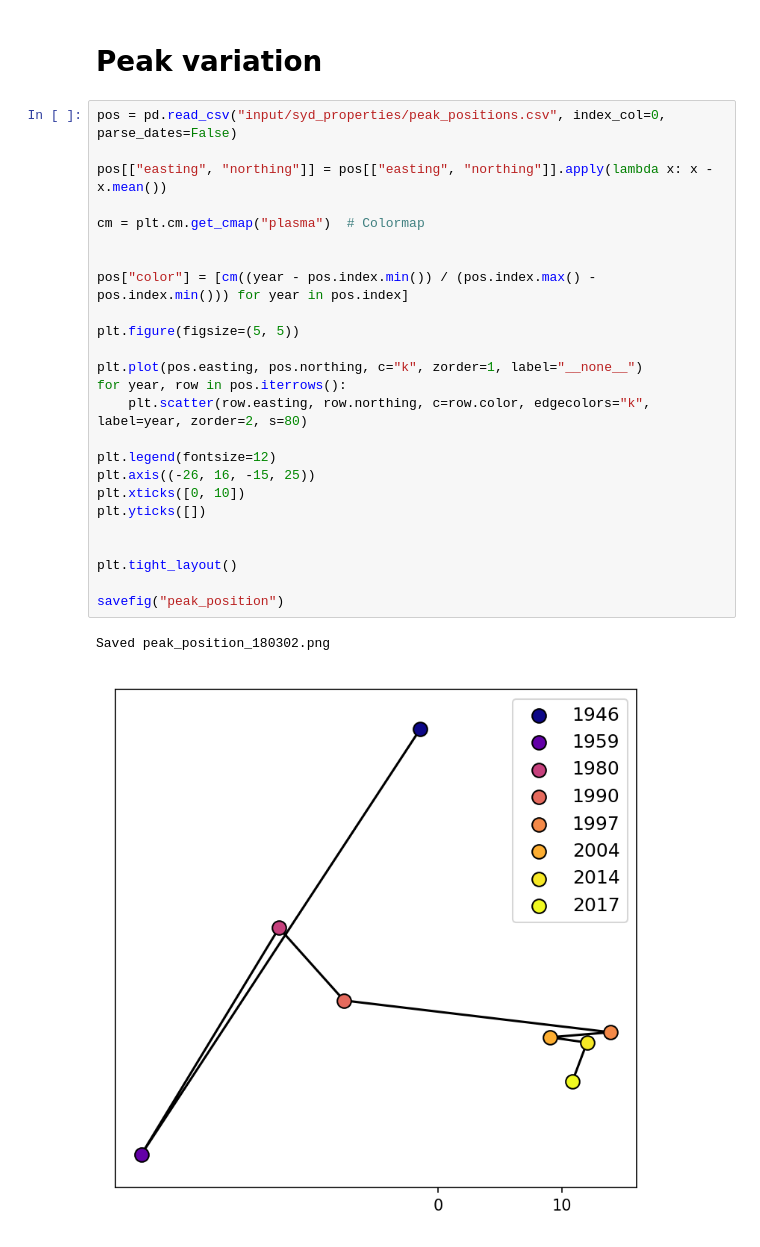
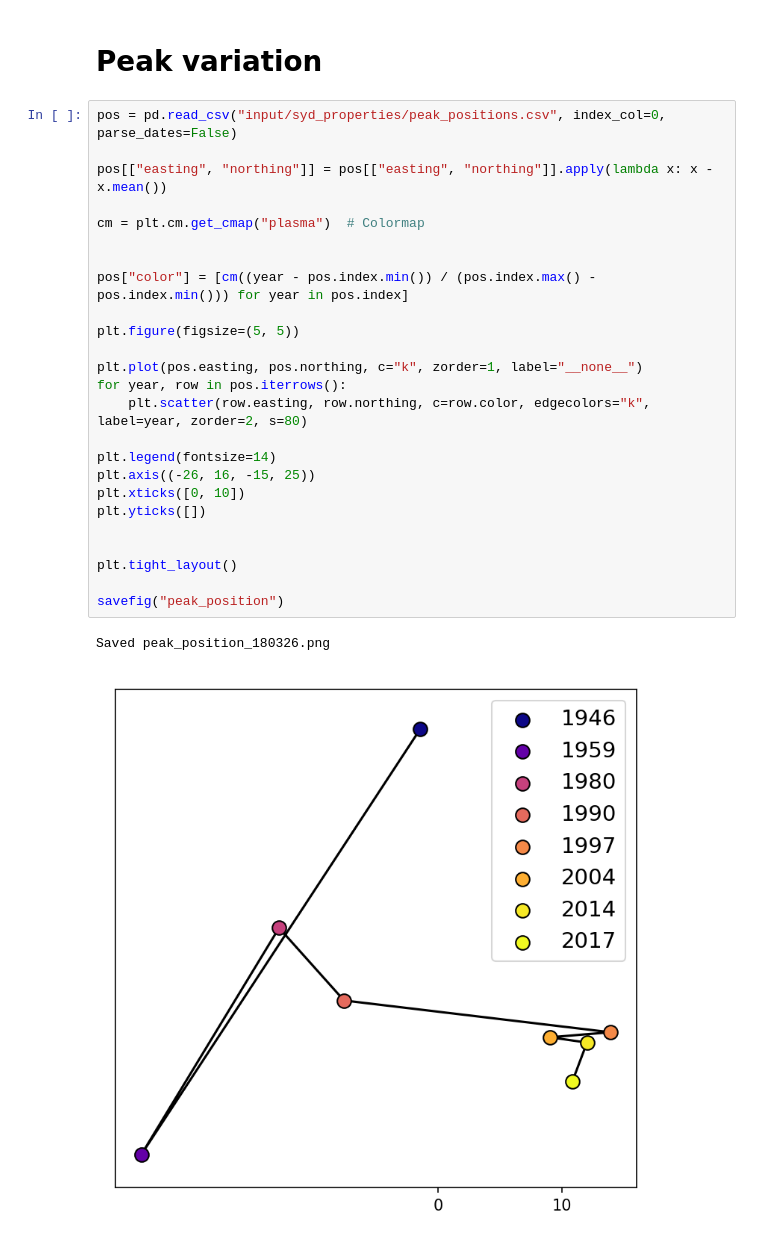
Before and after one commit to erikmannerfelt/Sydtoppen, a Jupyter notebook: figures/Sydtoppen figures.ipynb, the cells around one changed output. Drawn from its saved outputs; the diff is of its cells as text.

Commit message:
New figure

```diff
--- a/figures/Sydtoppen figures.ipynb
+++ b/figures/Sydtoppen figures.ipynb
@@ -174,28 +178,28 @@ Saved mass_balance_180302.png
 # %%
 pos = pd.read_csv("input/syd_properties/peak_positions.csv", index_col=0, parse_dates=False)
 
 pos[["easting", "northing"]] = pos[["easting", "northing"]].apply(lambda x: x - x.mean())
 
 cm = plt.cm.get_cmap("plasma")  # Colormap
 
 
 pos["color"] = [cm((year - pos.index.min()) / (pos.index.max() - pos.index.min())) for year in pos.index]
 
 plt.figure(figsize=(5, 5))
 
 plt.plot(pos.easting, pos.northing, c="k", zorder=1, label="__none__")
 for year, row in pos.iterrows():
     plt.scatter(row.easting, row.northing, c=row.color, edgecolors="k", label=year, zorder=2, s=80)
 
-plt.legend(fontsize=12)
+plt.legend(fontsize=14)
 plt.axis((-26, 16, -15, 25))
 plt.xticks([0, 10])
 plt.yticks([])
 
 
 plt.tight_layout()
 
 savefig("peak_position")
 # %% [output]
-Saved peak_position_180302.png
+Saved peak_position_180326.png
-[figure, old version]
+[figure, new version]
```
Also changed, not shown: parts of 5 cells of this notebook, 3 other files.
